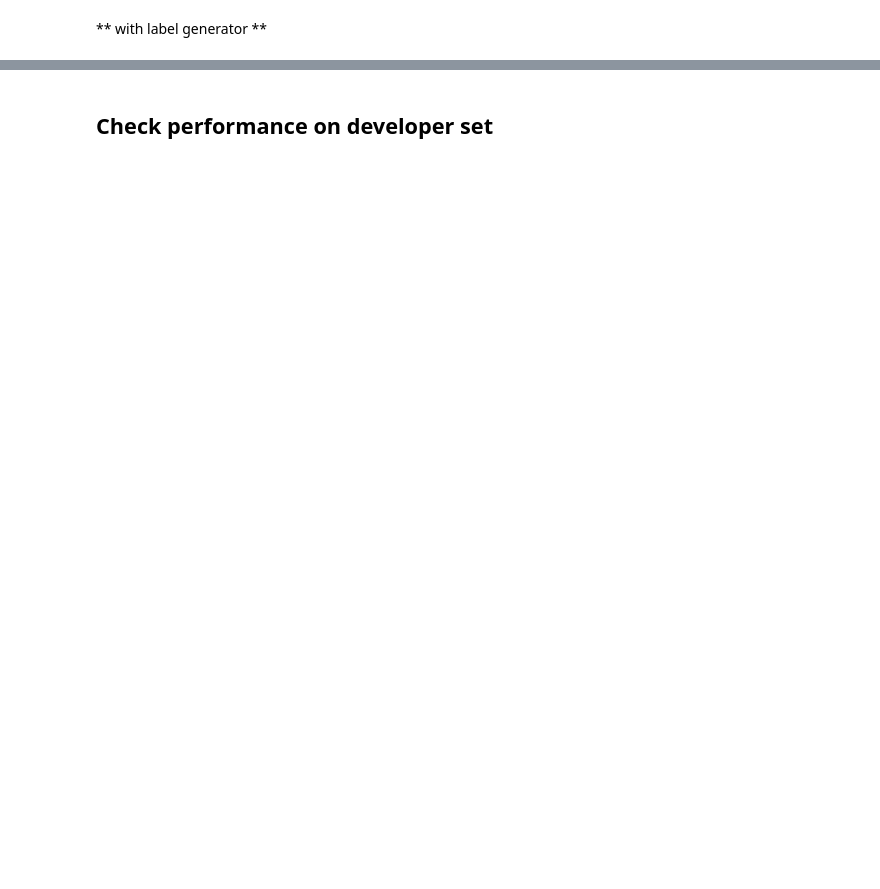
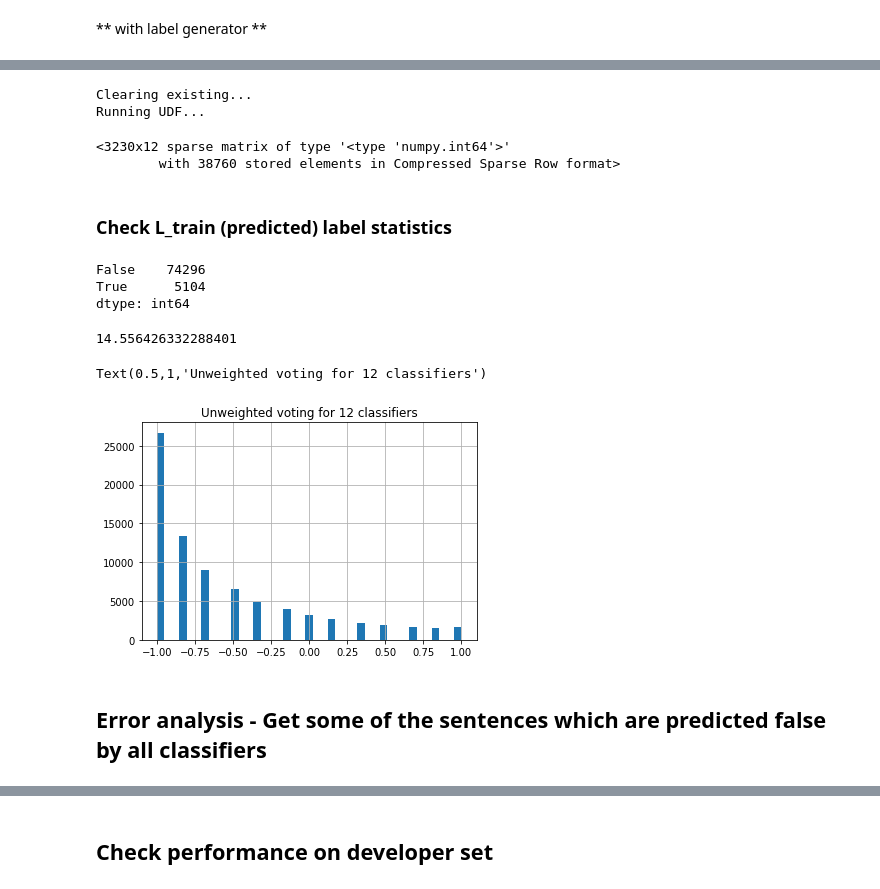
Before and after one commit to littlewine/snorkel-ml, a Jupyter notebook: my-code/snorkel II labelling functions & denoising.ipynb, the cells around one changed output, grey strips where cells are left out. Cells and saved outputs as stored; diff of their text form; code cells hidden in the pictures; blank space fills up the shorter version.

```diff
--- a/my-code/snorkel II labelling functions & denoising.ipynb
+++ b/my-code/snorkel II labelling functions & denoising.ipynb
@@ -392,0 +235,38 @@ LOOK:
+# %%
+#open from disk
+with open("L_train_12_models", 'rb') as f:
+    L_train = pickle.load(f)
+# %%
+# load from developer set & labels
+L_gold_dev = load_gold_labels(session, annotator_name='gold', split=1)
+L_gold_dev
+print ''
+L_dev = labeler.apply_existing(split=1, parallelism=6)
+L_dev
+# %% [output]
+Clearing existing...
+Running UDF...
+<3230x12 sparse matrix of type '<type 'numpy.int64'>'
+        with 38760 stored elements in Compressed Sparse Row format>
+# %% [markdown]
+### Check L_train (predicted) label statistics
+# %%
+(pd.Series(list(map(lambda x:x[0].item(),L_train.mean(axis=1))))>=0.5).value_counts()
+# %% [output]
+False    74296
+True      5104
+dtype: int64
+# %%
+74296/5104.
+# %% [output]
+14.556426332288401
+# %%
+#this would be with unweighted voting
+
+pd.Series(list(map(lambda x:x[0].item(),L_train.mean(axis=1)))).hist(bins=41)
+plt.title('Unweighted voting for 12 classifiers')
+# %% [output]
+Text(0.5,1,'Unweighted voting for 12 classifiers')
+[figure, added]
+# %% [markdown]
+## Error analysis - Get some of the sentences which are predicted false by all classifiers
```
Also changed, not shown: parts of 183 cells of this notebook, 14 other files.
